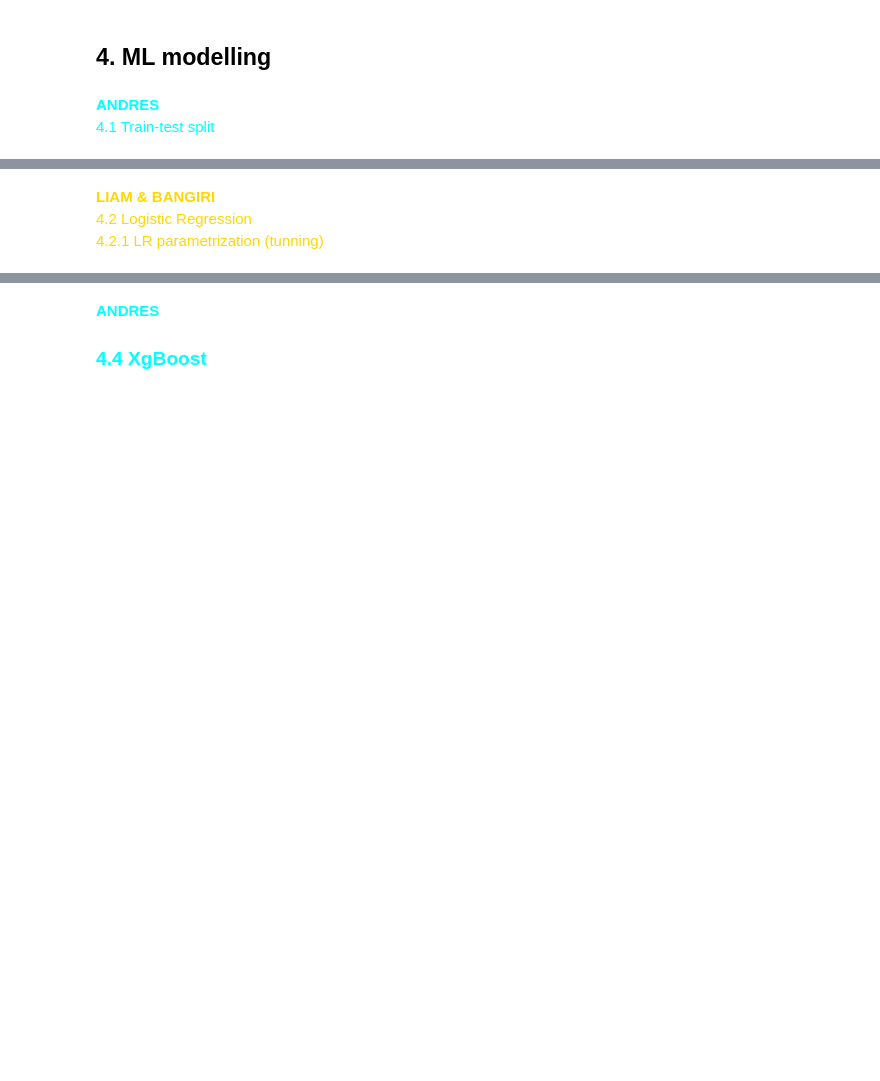
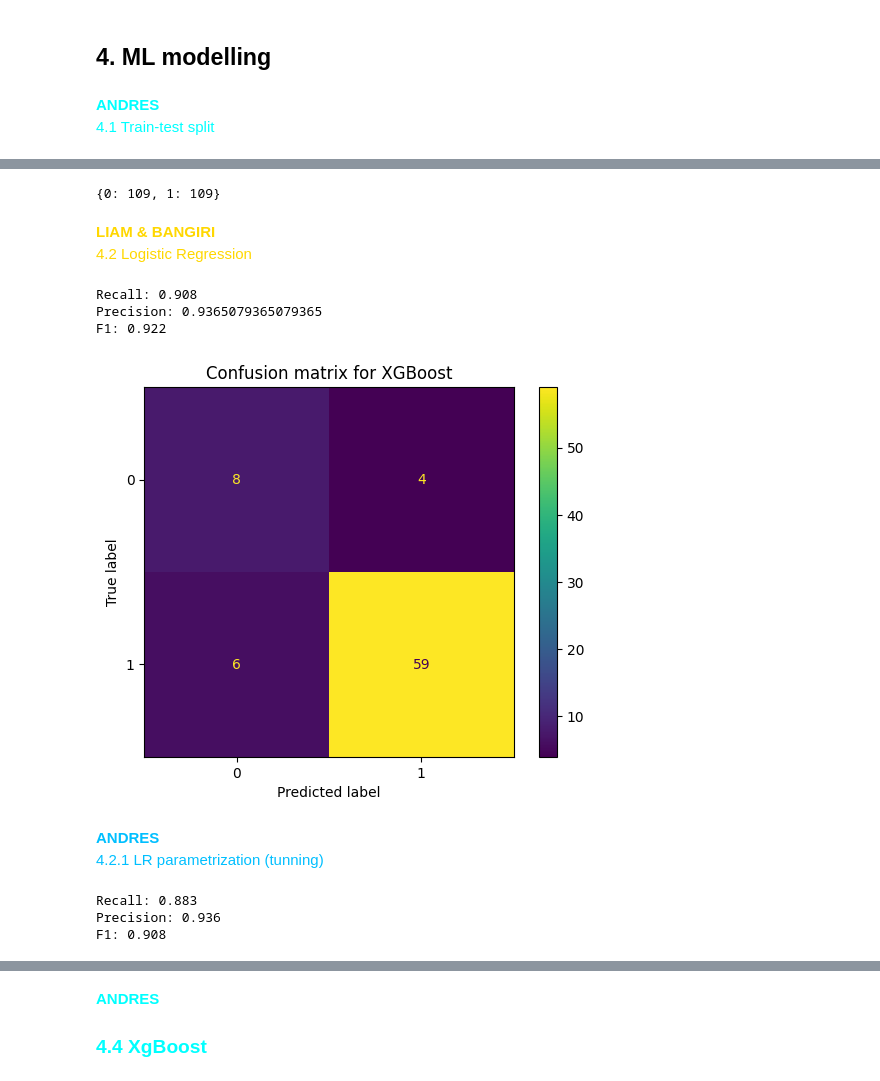
Before and after one commit to Guticar94/COMP20008_Assignment_2, a Jupyter notebook: main.ipynb, the cells around one changed output, grey strips where cells are left out. Saved outputs shown, nothing was run; the diff lists cells and outputs as text; code cells hidden in the pictures; blank space fills up the shorter version.

Commit message:
"ml models"

```diff
--- a/main.ipynb
+++ b/main.ipynb
@@ -772,2 +853,9 @@ IndexError: boolean index did not match indexed array along dimension 1; dimensi
 3.2.2 Categorical Variables
  </span>
+# %%
+from sklearn.preprocessing import OneHotEncoder
+OneHotEncoder = OneHotEncoder()
+cat = X.select_dtypes(include='object')
+categorical = OneHotEncoder.fit_transform(cat)
+cat_vars = pd.DataFrame(categorical.toarray(), columns = OneHotEncoder.get_feature_names_out())
+cat_vars
@@ -779,8 +881,9 @@ IndexError: boolean index did not match indexed array along dimension 1; dimensi
 </span>
 # %%
 from sklearn.model_selection import train_test_split
-response = 'Determination status'  # This variable must be changed if we change our response variable
-X = df_.drop([response], axis=1)
-y = df_[response]
 
-X_train, X_test, y_train, y_test = train_test_split(X, y, test_size=0.3, random_state=1)
+# Join preprocessed data
+X_ = pd.concat([num_vars, cat_vars], axis=1)
+
+# train test splits
+X_train, X_test, y_train, y_test = train_test_split(X_, y, test_size=0.3, random_state=1)
@@ -787,5 +903,16 @@ X_train, X_test, y_train, y_test = train_test_split(X, y, test_size=0.3, random_
+# %%
+from imblearn.over_sampling import SMOTE
+
+X_smote, y_smote  = SMOTE().fit_resample(X_train, y_train)
+
+X_train_os = pd.DataFrame(X_smote)
+y_train_os = pd.DataFrame(y_smote).values.ravel()
+
+unique, counts = np.unique(y_train_os, return_counts=True)
+dict(zip(unique, counts))
+# %% [output]
+{0: 109, 1: 109}
 # %% [markdown]
 <span style="color:gold"> **LIAM & BANGIRI**
 4.2 Logistic Regression
-4.2.1 LR parametrization (tunning)
 </span>
@@ -791,0 +923,31 @@ X_train, X_test, y_train, y_test = train_test_split(X, y, test_size=0.3, random_
+# %%
+from sklearn.linear_model import LogisticRegression
+
+# Instanciate model
+log_model = LogisticRegression()
+
+# Fit model on training data
+log_model.fit(X_train_os, y_train_os)
+
+# Make predictions for test data
+y_pred = log_model.predict(X_test)
+# %%
+# Evaluate model
+print('Recall:', round(recall_score(y_test, y_pred),3))
+print('Precision:', precision_score(y_test, y_pred))
+print('F1:', round(f1_score(y_test, y_pred),3))
+# %% [output]
+Recall: 0.908
+Precision: 0.9365079365079365
+F1: 0.922
+# %%
+# Confusion matrix
+cm = confusion_matrix(y_test, y_pred, labels=log_model.classes_)
+ConfusionMatrixDisplay(confusion_matrix=cm, display_labels=log_model.classes_).plot()
+plt.title('Confusion matrix for XGBoost')
+plt.show()
+# %% [output]
+[figure, added]
+# %% [markdown]
+<span style="color:DeepSkyBlue"> **ANDRES**
+4.2.1 LR parametrization (tunning)
@@ -791,0 +996,9 @@ X_train, X_test, y_train, y_test = train_test_split(X, y, test_size=0.3, random_
+# %%
+# Evaluate best model
+print('Recall:', round(np.mean(recalls),3))
+print('Precision:', round(np.mean(precisions),3))
+print('F1:', round(np.mean(f1s),3))
+# %% [output]
+Recall: 0.883
+Precision: 0.936
+F1: 0.908
```
Also changed, not shown: parts of 43 cells of this notebook.
